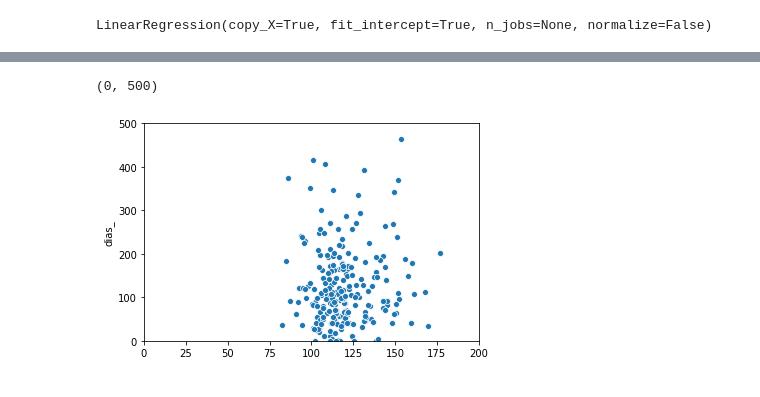
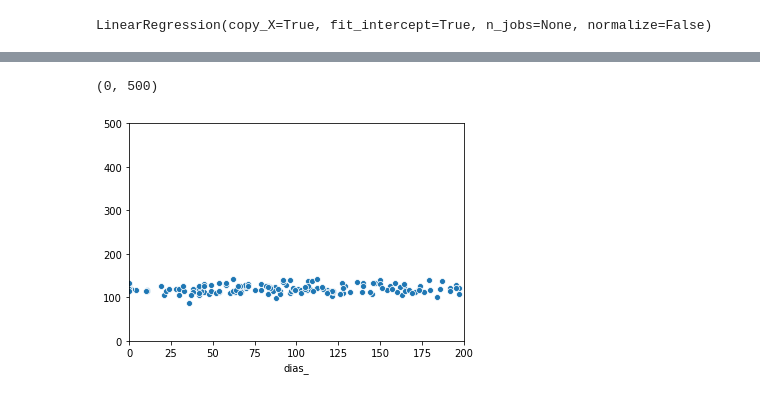
Before and after one commit to ilcarbo/robo_autos, a Jupyter notebook: tiempo_recu.ipynb, the cells around one changed output, grey strips where cells are left out. Drawn from its saved outputs; the diff is of its cells as text; code cells hidden in the pictures.

```diff
--- a/tiempo_recu.ipynb
+++ b/tiempo_recu.ipynb
@@ -277,6 +308,6 @@ from sklearn import preprocessing
 # %%
 # Train test split
-Xtrain, Xtest, ytrain, ytest = train_test_split(X, y, test_size=0.3, random_state=42)
+Xtrain, Xtest, ytrain, ytest = train_test_split(X, y, test_size=0.25, random_state=42)
 # %%
 # Escalo con el Xtrain
 scaler = preprocessing.StandardScaler().fit(Xtrain)
@@ -303,3 +338,3 @@ sns.scatterplot(ypred, ytest)
 # %%
 # KNN
-neigh = KNeighborsRegressor(weights = "distance")
+neigh = KNeighborsRegressor()
@@ -310,2 +341,4 @@ parameters_knn = [{'n_neighbors': parameters_k}]
+# %%
+parameters_knn = [{'n_neighbors': np.arange(1,100,2), 'weights' : ['distance', 'uniform']}]
 # %%
-regresor_neigh = GridSearchCV(neigh, parameters_knn, refit = True, cv= 10, verbose=True)
+regresor_neigh = GridSearchCV(neigh, parameters_knn, refit = True, cv= 10, verbose=True, scoring= 'neg_mean_squared_error')
@@ -344,7 +378,7 @@ np.sqrt(mean_squared_error(ytest, ypred2))
 # %%
-sns.scatterplot(ypred2, ytest)
+sns.scatterplot(ytest, ypred2)
 plt.xlim(0,200)
 plt.ylim(0, 500)
 # %% [output]
 (0, 500)
-[figure, old version]
+[figure, new version]
```
Also changed, not shown: parts of 88 cells of this notebook, 1 other file.
